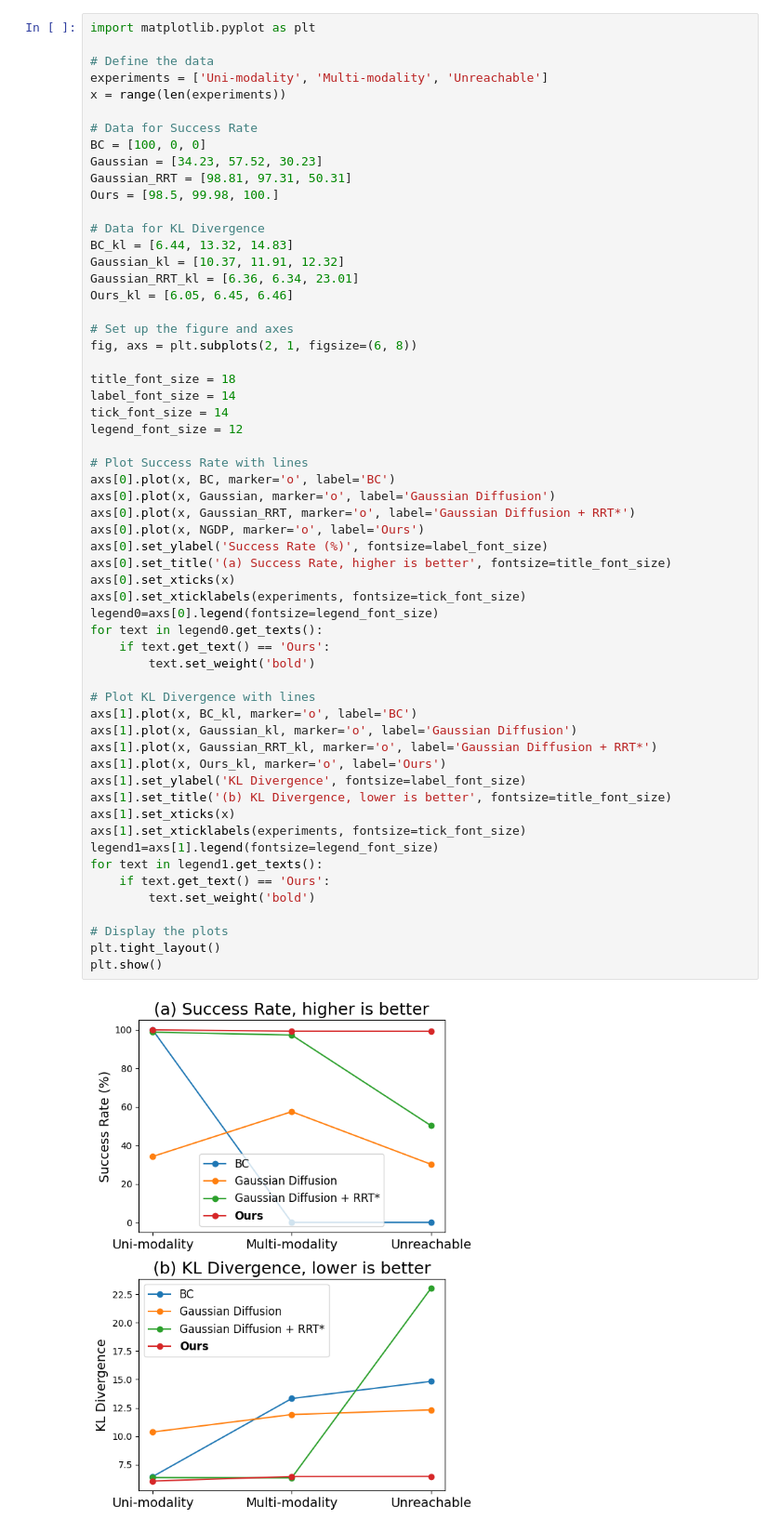
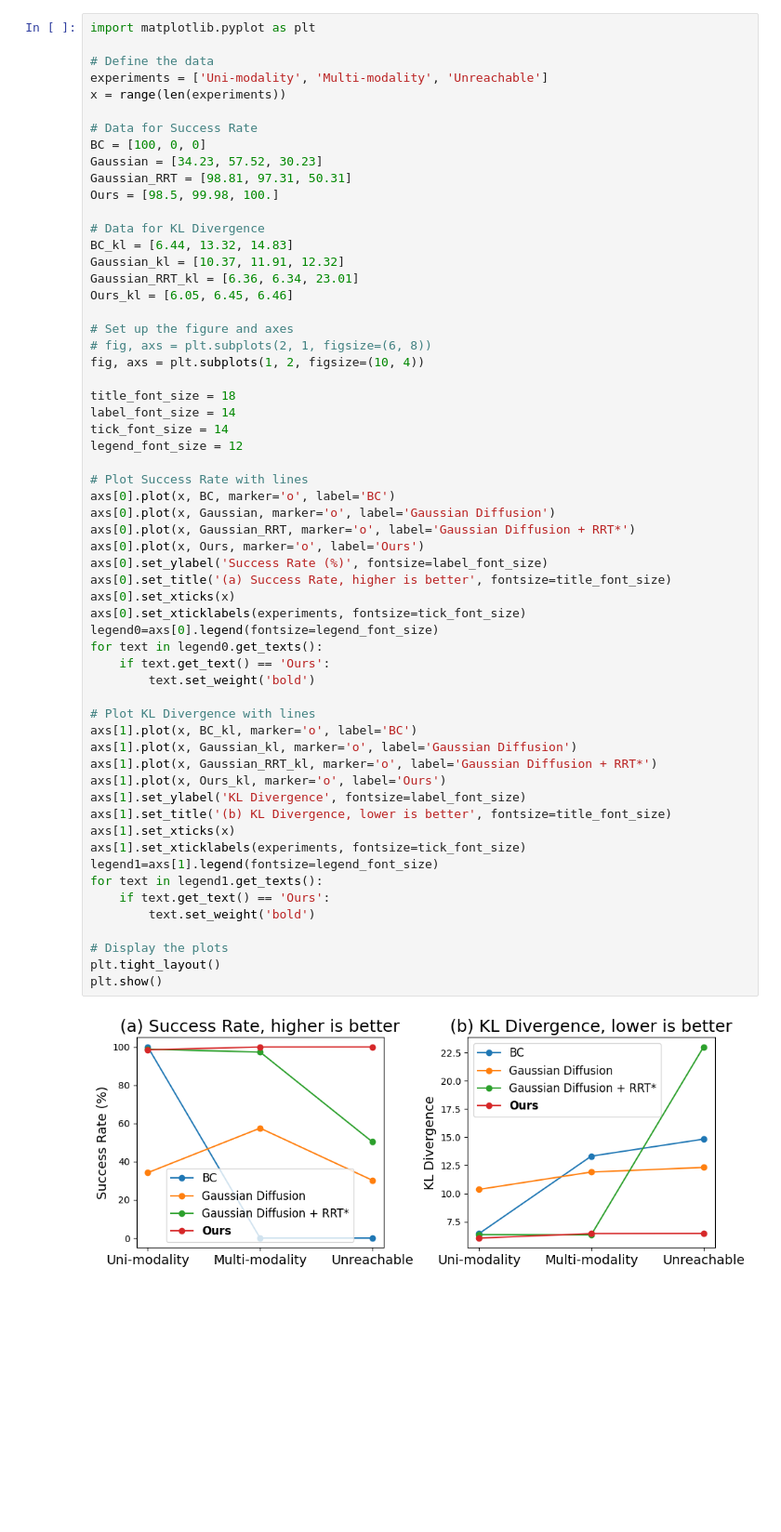
Before and after one commit to pranaboy72/denoisingheat, a Jupyter notebook: graph.ipynb, the cells around one changed output. Shown at 93% size. Drawn from its saved outputs; the diff is of its cells as text; blank space fills up the shorter version.

```diff
--- a/graph.ipynb
+++ b/graph.ipynb
@@ -18,7 +18,8 @@ Gaussian_RRT_kl = [6.36, 6.34, 23.01]
 Ours_kl = [6.05, 6.45, 6.46]
 
 # Set up the figure and axes
-fig, axs = plt.subplots(2, 1, figsize=(6, 8))
+# fig, axs = plt.subplots(2, 1, figsize=(6, 8))
+fig, axs = plt.subplots(1, 2, figsize=(10, 4))
 
 title_font_size = 18
 label_font_size = 14
@@ -29,32 +30,32 @@ legend_font_size = 12
 axs[0].plot(x, BC, marker='o', label='BC')
 axs[0].plot(x, Gaussian, marker='o', label='Gaussian Diffusion')
 axs[0].plot(x, Gaussian_RRT, marker='o', label='Gaussian Diffusion + RRT*')
-axs[0].plot(x, NGDP, marker='o', label='Ours')
+axs[0].plot(x, Ours, marker='o', label='Ours')
 axs[0].set_ylabel('Success Rate (%)', fontsize=label_font_size)
 axs[0].set_title('(a) Success Rate, higher is better', fontsize=title_font_size)
 axs[0].set_xticks(x)
 axs[0].set_xticklabels(experiments, fontsize=tick_font_size)
 legend0=axs[0].legend(fontsize=legend_font_size)
 for text in legend0.get_texts():
     if text.get_text() == 'Ours':
         text.set_weight('bold')
 
 # Plot KL Divergence with lines
 axs[1].plot(x, BC_kl, marker='o', label='BC')
 axs[1].plot(x, Gaussian_kl, marker='o', label='Gaussian Diffusion')
 axs[1].plot(x, Gaussian_RRT_kl, marker='o', label='Gaussian Diffusion + RRT*')
 axs[1].plot(x, Ours_kl, marker='o', label='Ours')
 axs[1].set_ylabel('KL Divergence', fontsize=label_font_size)
 axs[1].set_title('(b) KL Divergence, lower is better', fontsize=title_font_size)
 axs[1].set_xticks(x)
 axs[1].set_xticklabels(experiments, fontsize=tick_font_size)
 legend1=axs[1].legend(fontsize=legend_font_size)
 for text in legend1.get_texts():
     if text.get_text() == 'Ours':
         text.set_weight('bold')
 
 # Display the plots
 plt.tight_layout()
 plt.show()
 # %% [output]
-[figure, old version]
+[figure, new version]
```
Also changed, not shown: 5 other files.
